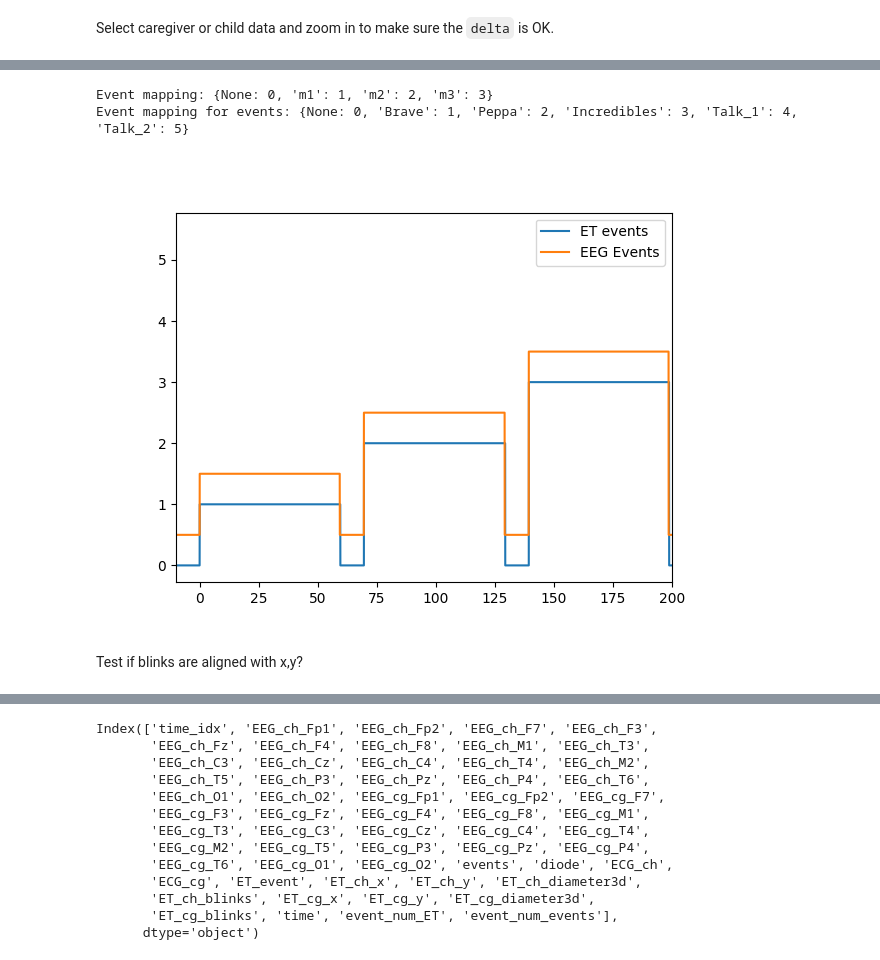
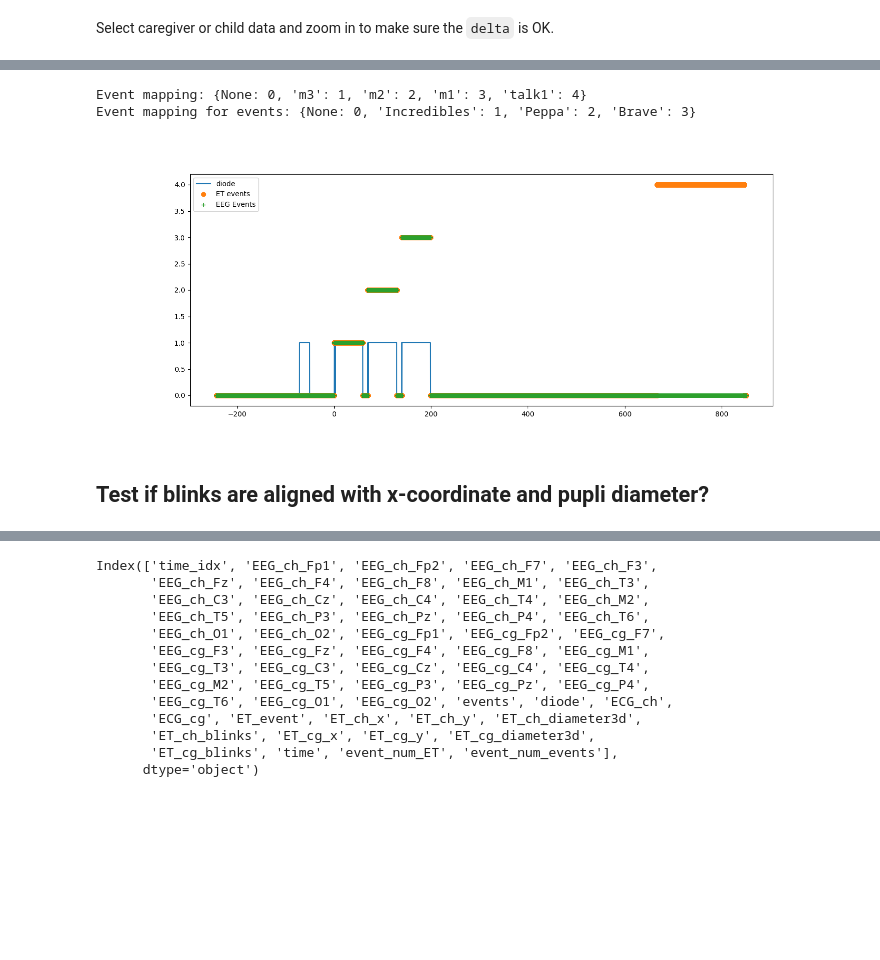
Before and after one commit to SYNCC-IN/hyperscanning-signal-analysis, a Jupyter notebook: scripts/EEG_ET_synch_test.ipynb, the cells around one changed output, grey strips where cells are left out. Saved outputs shown, nothing was run; the diff lists cells and outputs as text; code cells hidden in the pictures; blank space fills up the shorter version.

```diff
--- a/scripts/EEG_ET_synch_test.ipynb
+++ b/scripts/EEG_ET_synch_test.ipynb
@@ -25,7 +24,7 @@ from IPython.display import display
 # Create dropdown widget for dyad selection
 dyad_selector = widgets.Dropdown(
     options=['W003', 'W020', 'W030', 'W036'],
-    value='W036',
+    value='W003',
     description='Dyad ID:',
     disabled=False,
 )
@@ -39,5 +38,19 @@ display(dyad_selector)
 dyad_id = dyad_selector.value
 lowcut=1.0
 highcut=10.0
-multimodal_data = dataloader.create_multimodal_data(data_base_path = "../data", dyad_id = dyad_id, load_eeg=True, load_et=True, plot_flag=plot_flag, lowcut=lowcut, highcut=highcut)
+eeg_filter_type = 'fir' # choose 'fir' or 'iir' for EEG filtering
+multimodal_data = dataloader.create_multimodal_data(data_base_path = "../data",
+                                                    dyad_id = dyad_id,
+                                                    load_eeg=True,
+                                                    load_et=True,
+                                                    lowcut=lowcut,
+                                                    highcut=highcut,
+                                                    eeg_filter_type=eeg_filter_type,
+                                                    interpolate_et_during_blinks_threshold=0.3,
+                                                    median_filter_size=64,
+                                                    low_pass_et_order=351,
+                                                    et_pos_cutoff=128,
+                                                    et_pupil_cutoff=4,
+                                                    pupil_model_confidence=0.9,
+                                                    plot_flag=plot_flag)
 # %% [output]
@@ -73,26 +88,28 @@ plt.show()
 # %%
 event_mapping = {event: idx for idx, event in enumerate(multimodal_data.data['ET_event'].unique())}
 print("Event mapping:", event_mapping)
 
 # Map ET_event to integer values
 multimodal_data.data['event_num_ET'] = multimodal_data.data['ET_event'].map(event_mapping)
 
 # create a mapping from unique events values to integers
 event_mapping_events = {event: idx for idx, event in enumerate(multimodal_data.data['events'].unique())}
 print("Event mapping for events:", event_mapping_events)
 
 multimodal_data.data['event_num_events'] = multimodal_data.data['events'].map(event_mapping_events)
 
-plt.figure()
-plt.plot(multimodal_data.data['time'], multimodal_data.data['event_num_ET'], label='ET events')
-plt.plot(multimodal_data.data['time'], multimodal_data.data['event_num_events']+0.5, label='EEG Events')
+plt.figure(figsize=(15, 6))
+plt.plot(multimodal_data.data['time'], multimodal_data.data['diode'], label='diode')
+plt.plot(multimodal_data.data['time'], multimodal_data.data['event_num_ET'],'o', label='ET events')
+plt.plot(multimodal_data.data['time'], multimodal_data.data['event_num_events'],'+', label='EEG Events')
+
 plt.legend()
-plt.xlim(-10,200)
+#plt.xlim(-10,200)
 plt.show()
 # %% [output]
-Event mapping: {None: 0, 'm1': 1, 'm2': 2, 'm3': 3}
-Event mapping for events: {None: 0, 'Brave': 1, 'Peppa': 2, 'Incredibles': 3, 'Talk_1': 4, 'Talk_2': 5}
+Event mapping: {None: 0, 'm3': 1, 'm2': 2, 'm1': 3, 'talk1': 4}
+Event mapping for events: {None: 0, 'Incredibles': 1, 'Peppa': 2, 'Brave': 3}
-[figure, old version]
+[figure, new version]
 # %% [markdown]
-Test if blinks are aligned with x,y?
+## Test if blinks are aligned with x-coordinate  and pupli diameter?
 # %%
```
Also changed, not shown: parts of 7 cells of this notebook, 3 other files.
